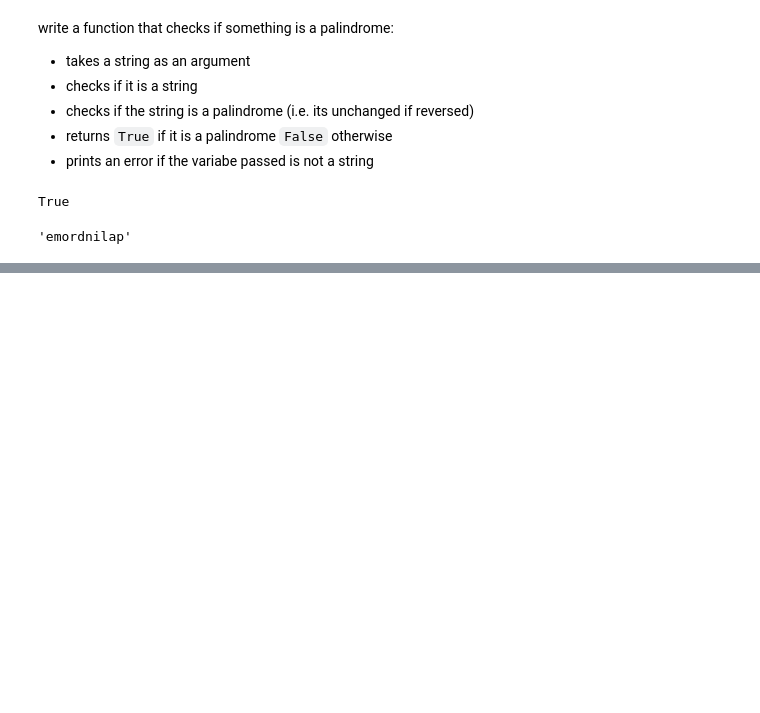
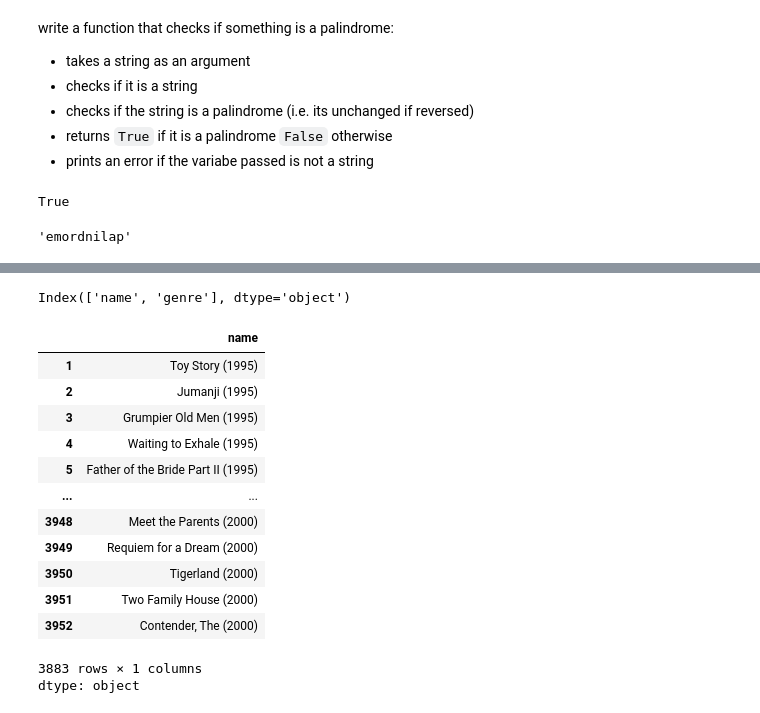
Before and after one commit to fedhere/MLTSA_FBianco, a Jupyter notebook: inclasscode/python_bootcamp_MLTSA25.ipynb, the cells around one changed output, grey strips where cells are left out. Saved outputs shown, nothing was run; the diff lists cells and outputs as text; code cells hidden in the pictures; blank space fills up the shorter version.

```diff
--- a/inclasscode/python_bootcamp_MLTSA25.ipynb
+++ b/inclasscode/python_bootcamp_MLTSA25.ipynb
@@ -164,0 +190,21 @@ s[::-1]
+# %%
+movies.columns
+# %% [output]
+Index(['name', 'genre'], dtype='object')
+# %%
+movies.iloc[:,0]
+# %% [output]
+|  | name |
+| 1 | Toy Story (1995) |
+| 2 | Jumanji (1995) |
+| 3 | Grumpier Old Men (1995) |
+| 4 | Waiting to Exhale (1995) |
+| 5 | Father of the Bride Part II (1995) |
+| ... | ... |
+| 3948 | Meet the Parents (2000) |
+| 3949 | Requiem for a Dream (2000) |
+| 3950 | Tigerland (2000) |
+| 3951 | Two Family House (2000) |
+| 3952 | Contender, The (2000) |
+3883 rows × 1 columns
+dtype: object
```
Also changed, not shown: parts of 10 cells of this notebook.
